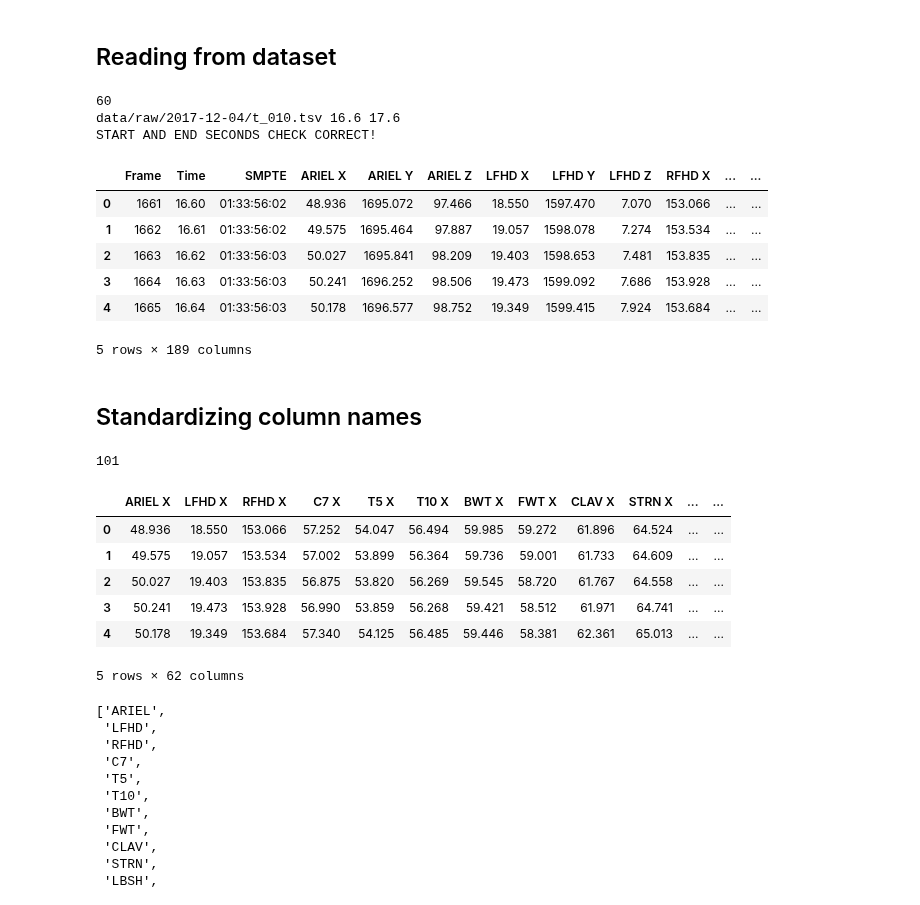
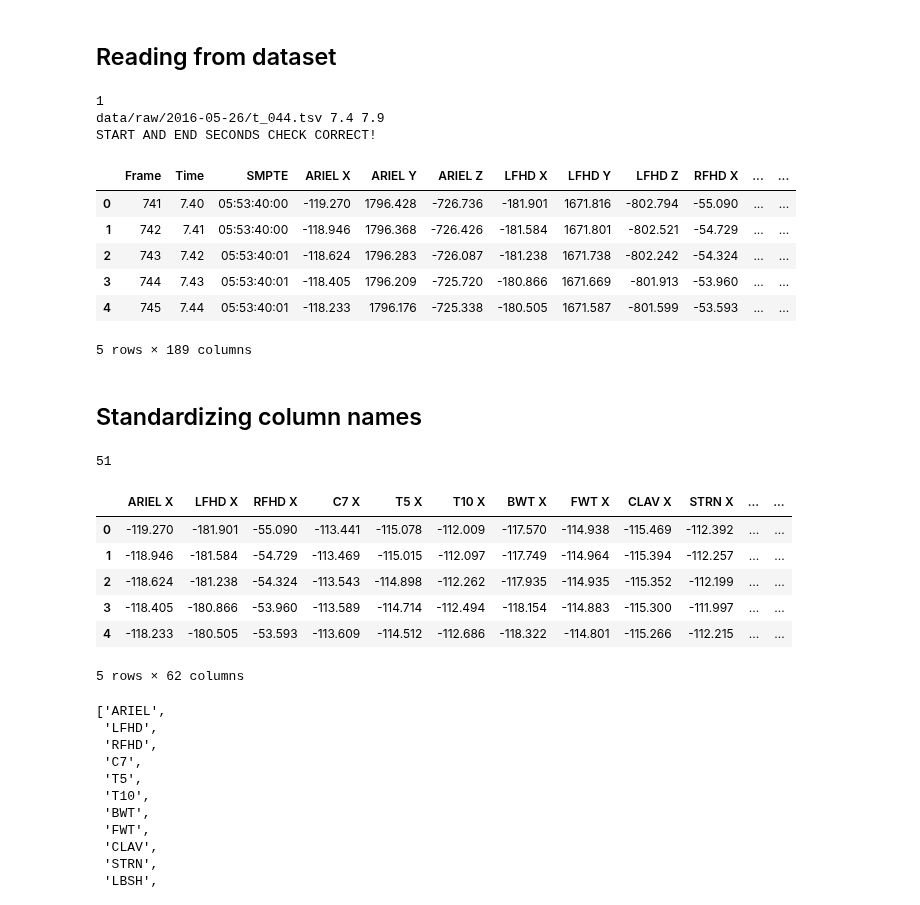
Before and after one commit to gaggioaxel/OoM-Thesis, a Jupyter notebook: code/src/MarkersCompression.ipynb, the cells around one changed output. Saved outputs shown, nothing was run; the diff lists cells and outputs as text; code cells hidden in the pictures.

```diff
--- a/code/src/MarkersCompression.ipynb
+++ b/code/src/MarkersCompression.ipynb
@@ -22,44 +22,45 @@ def line_reader(csvReader,fromSecond,toSecond):
         elif float(line[1]) > toSecond:
             break
 # %%
-sampleAnno = 42
+sampleAnno = 0
 # %% [markdown]
 ## Reading from dataset
 # %%
 import os
 import pandas as pd
 ANNOTATIONS_PATH = 'data'
 RAW_PATH = ANNOTATIONS_PATH+'/raw'
 #with open(ANNOTATIONS_PATH+'/annotations.txt','r') as file:
 #    annotations = file.read().splitlines()
-with open(ANNOTATIONS_PATH+'/annotationsVSingle.txt','r') as file:
+annotations_file = ANNOTATIONS_PATH+'/annotationsVExamples.txt' #'/annotationsVSingle.txt'
+with open(annotations_file,'r') as file:
     annotations = file.read().splitlines()[1:]#[line for line in file.read().splitlines() if 'no val' in line]
     print(len(annotations))
 
 if '(A)' in annotations[sampleAnno] or '(B)' in annotations[sampleAnno]:
     folder, trial, fragId, side, OoM, startSec, endSec = annotations[sampleAnno].replace(' ','').split(',')[:7]
 else:
     folder, trial, fragId, OoM, startSec, endSec = annotations[sampleAnno].replace(' ','').split(',')[:6]
 sampleData = os.path.join(RAW_PATH,folder,trial+'.tsv')
 print(sampleData,startSec,endSec)
 with open(sampleData,'r') as file:
     numMarkers, columnNames, readerBuffer = custom_header_reader(file)
     data = pd.DataFrame(line_reader(readerBuffer,float(startSec),float(endSec)),columns=columnNames).astype(dict(zip(columnNames,[int,float,str]+[float]*len(columnNames[3:]))))
 if data['Time'].iloc[0] > float(startSec) or data['Time'].iloc[-1] < float(endSec):
     raise Exception(f'\x1b[31mNOT FULL FRAMES!!! data starts at: {data["Time"].iloc[0]} of {float(startSec)} and ends at {data["Time"].iloc[-1]} of {float(endSec)}\x1b[0m')
 else:
     print("\x1b[32mSTART AND END SECONDS CHECK CORRECT!\x1b[0m")
 data.head()
 # %% [output]
-60
-data/raw/2017-12-04/t_010.tsv 16.6 17.6
+1
+data/raw/2016-05-26/t_044.tsv 7.4 7.9
 START AND END SECONDS CHECK CORRECT!
 |  | Frame | Time | SMPTE | ARIEL X | ARIEL Y | ARIEL Z | LFHD X | LFHD Y | LFHD Z | RFHD X | ... | ... |
-| 0 | 1661 | 16.60 | 01:33:56:02 | 48.936 | 1695.072 | 97.466 | 18.550 | 1597.470 | 7.070 | 153.066 | ... | ... |
-| 1 | 1662 | 16.61 | 01:33:56:02 | 49.575 | 1695.464 | 97.887 | 19.057 | 1598.078 | 7.274 | 153.534 | ... | ... |
-| 2 | 1663 | 16.62 | 01:33:56:03 | 50.027 | 1695.841 | 98.209 | 19.403 | 1598.653 | 7.481 | 153.835 | ... | ... |
-| 3 | 1664 | 16.63 | 01:33:56:03 | 50.241 | 1696.252 | 98.506 | 19.473 | 1599.092 | 7.686 | 153.928 | ... | ... |
-| 4 | 1665 | 16.64 | 01:33:56:03 | 50.178 | 1696.577 | 98.752 | 19.349 | 1599.415 | 7.924 | 153.684 | ... | ... |
+| 0 | 741 | 7.40 | 05:53:40:00 | -119.270 | 1796.428 | -726.736 | -181.901 | 1671.816 | -802.794 | -55.090 | ... | ... |
+| 1 | 742 | 7.41 | 05:53:40:00 | -118.946 | 1796.368 | -726.426 | -181.584 | 1671.801 | -802.521 | -54.729 | ... | ... |
+| 2 | 743 | 7.42 | 05:53:40:01 | -118.624 | 1796.283 | -726.087 | -181.238 | 1671.738 | -802.242 | -54.324 | ... | ... |
+| 3 | 744 | 7.43 | 05:53:40:01 | -118.405 | 1796.209 | -725.720 | -180.866 | 1671.669 | -801.913 | -53.960 | ... | ... |
+| 4 | 745 | 7.44 | 05:53:40:01 | -118.233 | 1796.176 | -725.338 | -180.505 | 1671.587 | -801.599 | -53.593 | ... | ... |
 5 rows × 189 columns
 # %% [markdown]
 ## Standardizing column names
@@ -67,13 +68,13 @@ START AND END SECONDS CHECK CORRECT!
 print(len(data))
 data.iloc[:,3::3].head()
 # %% [output]
-101
+51
 |  | ARIEL X | LFHD X | RFHD X | C7 X | T5 X | T10 X | BWT X | FWT X | CLAV X | STRN X | ... | ... |
-| 0 | 48.936 | 18.550 | 153.066 | 57.252 | 54.047 | 56.494 | 59.985 | 59.272 | 61.896 | 64.524 | ... | ... |
-| 1 | 49.575 | 19.057 | 153.534 | 57.002 | 53.899 | 56.364 | 59.736 | 59.001 | 61.733 | 64.609 | ... | ... |
-| 2 | 50.027 | 19.403 | 153.835 | 56.875 | 53.820 | 56.269 | 59.545 | 58.720 | 61.767 | 64.558 | ... | ... |
-| 3 | 50.241 | 19.473 | 153.928 | 56.990 | 53.859 | 56.268 | 59.421 | 58.512 | 61.971 | 64.741 | ... | ... |
-| 4 | 50.178 | 19.349 | 153.684 | 57.340 | 54.125 | 56.485 | 59.446 | 58.381 | 62.361 | 65.013 | ... | ... |
+| 0 | -119.270 | -181.901 | -55.090 | -113.441 | -115.078 | -112.009 | -117.570 | -114.938 | -115.469 | -112.392 | ... | ... |
+| 1 | -118.946 | -181.584 | -54.729 | -113.469 | -115.015 | -112.097 | -117.749 | -114.964 | -115.394 | -112.257 | ... | ... |
+| 2 | -118.624 | -181.238 | -54.324 | -113.543 | -114.898 | -112.262 | -117.935 | -114.935 | -115.352 | -112.199 | ... | ... |
+| 3 | -118.405 | -180.866 | -53.960 | -113.589 | -114.714 | -112.494 | -118.154 | -114.883 | -115.300 | -111.997 | ... | ... |
+| 4 | -118.233 | -180.505 | -53.593 | -113.609 | -114.512 | -112.686 | -118.322 | -114.801 | -115.266 | -112.215 | ... | ... |
 5 rows × 62 columns
 # %%
 [colname[:-2] for colname in list(data.iloc[:1,3::3].columns)]
```
Also changed, not shown: parts of 2 cells of this notebook, 12 other files.
